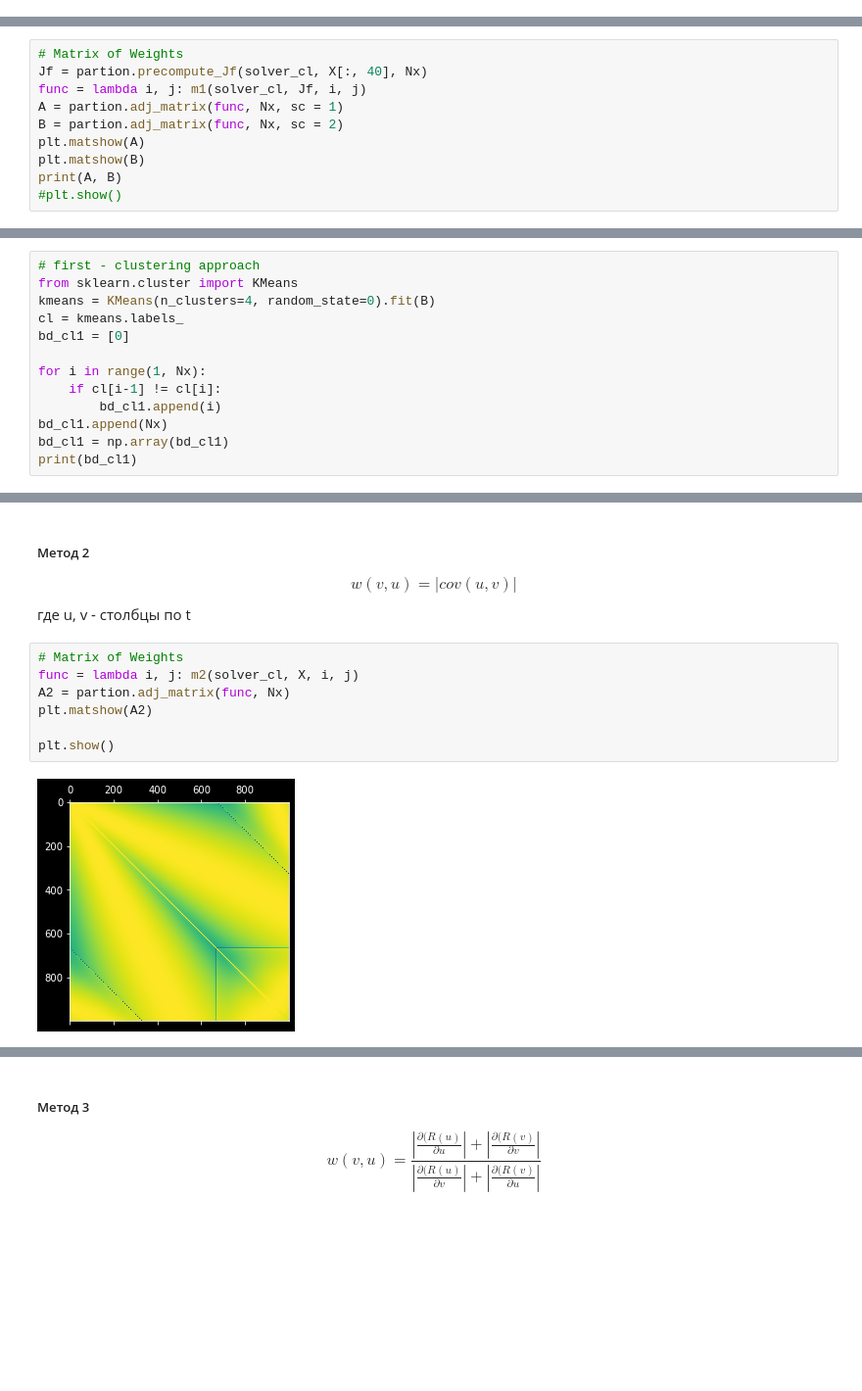
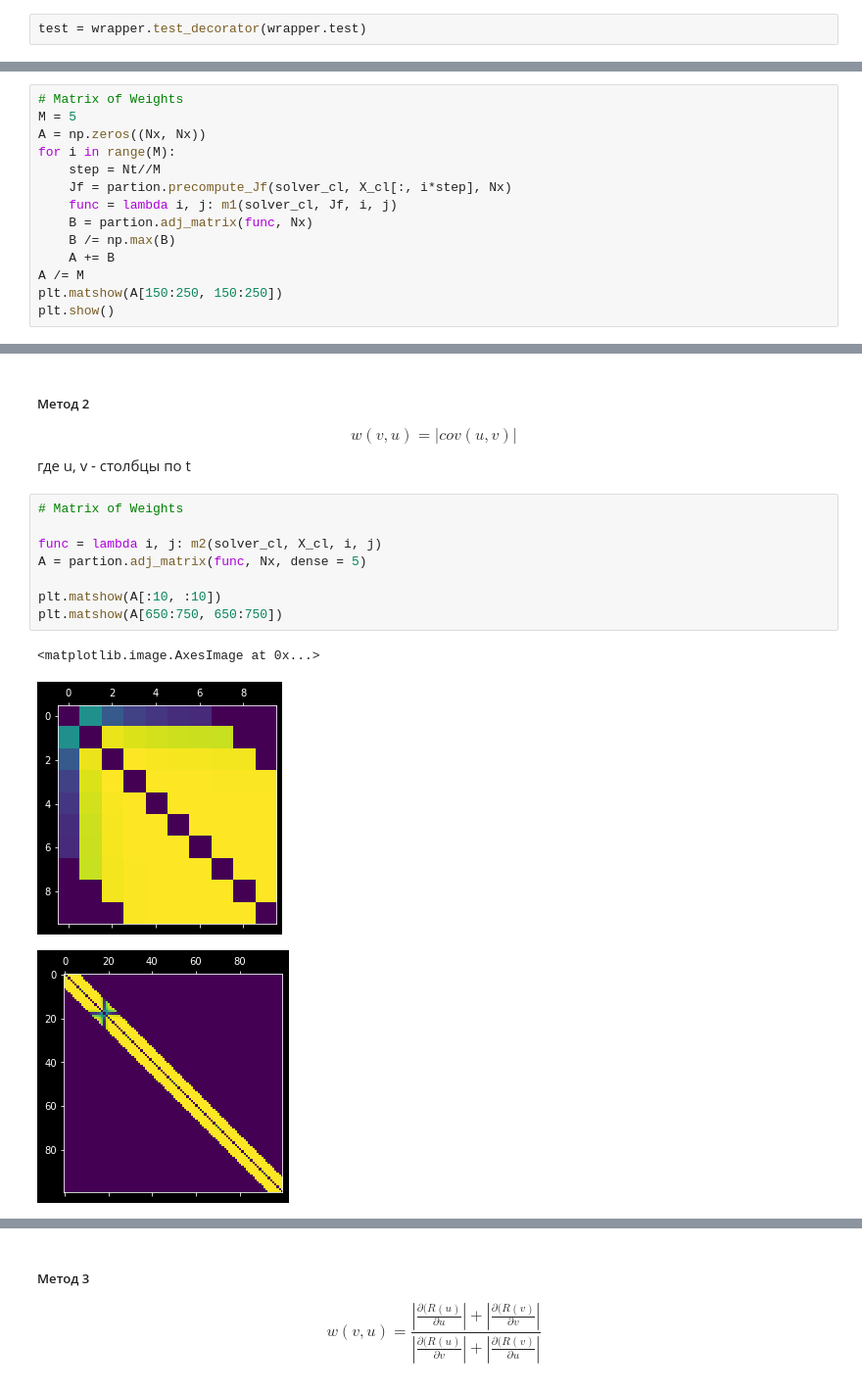
Before and after one commit to animih/aspen-study, a Jupyter notebook: notebooks/Test1.ipynb, the cells around one changed output, grey strips where cells are left out. Shown at 98% size. Saved outputs shown, nothing was run; the diff lists cells and outputs as text; blank space fills up the shorter version.

```diff
--- a/notebooks/Test1.ipynb
+++ b/notebooks/Test1.ipynb
@@ -52,6 +52,8 @@ plt.plot(x0)
 [figure]
 # %% [markdown]
 Такое начальное условие выбрано для динамики, позднее на графиках будет видно как решение меняется по времени
+# %%
+test = wrapper.test_decorator(wrapper.test)
 # %%
 param = {
     'Nx': Nx,
@@ -143,11 +150,15 @@ $$
 # %%
 # Matrix of Weights
-Jf = partion.precompute_Jf(solver_cl, X[:, 40], Nx)
-func = lambda i, j: m1(solver_cl, Jf, i, j)
-A = partion.adj_matrix(func, Nx, sc = 1)
-B = partion.adj_matrix(func, Nx, sc = 2)
-plt.matshow(A)
-plt.matshow(B)
-print(A, B)
-#plt.show()
+M = 5
+A = np.zeros((Nx, Nx))
+for i in range(M):
+    step = Nt//M
+    Jf = partion.precompute_Jf(solver_cl, X_cl[:, i*step], Nx)
+    func = lambda i, j: m1(solver_cl, Jf, i, j)
+    B = partion.adj_matrix(func, Nx)
+    B /= np.max(B)
+    A += B
+A /= M
+plt.matshow(A[150:250, 150:250])
+plt.show()
 # %% [output]
@@ -196,13 +165,0 @@ print(dm1.shape)
-# %%
-# first - clustering approach
-from sklearn.cluster import KMeans
-kmeans = KMeans(n_clusters=4, random_state=0).fit(B)
-cl = kmeans.labels_
-bd_cl1 = [0]
-
-for i in range(1, Nx):
-    if cl[i-1] != cl[i]:
-        bd_cl1.append(i)
-bd_cl1.append(Nx)
-bd_cl1 = np.array(bd_cl1)
-print(bd_cl1)
@@ -284,10 +273,13 @@ $$
 где u, v - столбцы по t
 # %%
 # Matrix of Weights
-func = lambda i, j: m2(solver_cl, X, i, j)
-A2 = partion.adj_matrix(func, Nx)
-plt.matshow(A2)
 
-plt.show()
+func = lambda i, j: m2(solver_cl, X_cl, i, j)
+A = partion.adj_matrix(func, Nx, dense = 5)
+
+plt.matshow(A[:10, :10])
+plt.matshow(A[650:750, 650:750])
 # %% [output]
+<matplotlib.image.AxesImage at 0x...>
-[figure, old version]
+[figure, new version]
+[figure, added]
```
Also changed, not shown: parts of 56 cells of this notebook, 2 other files.
